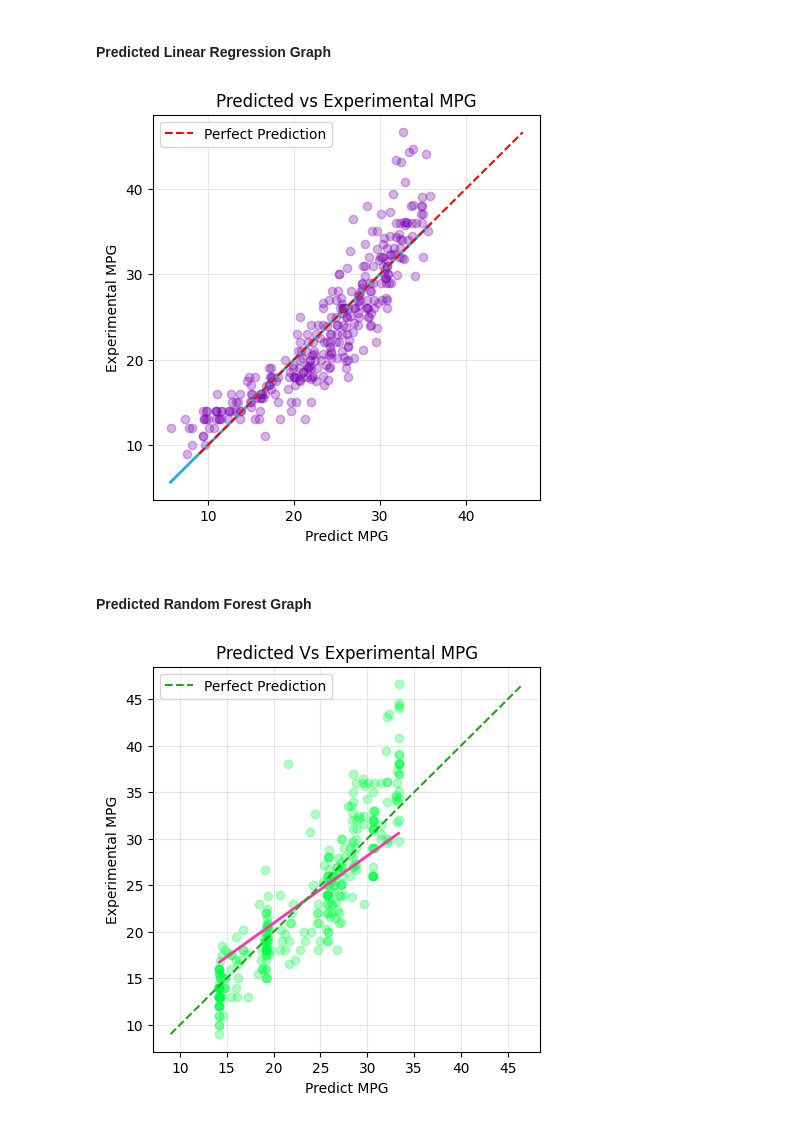
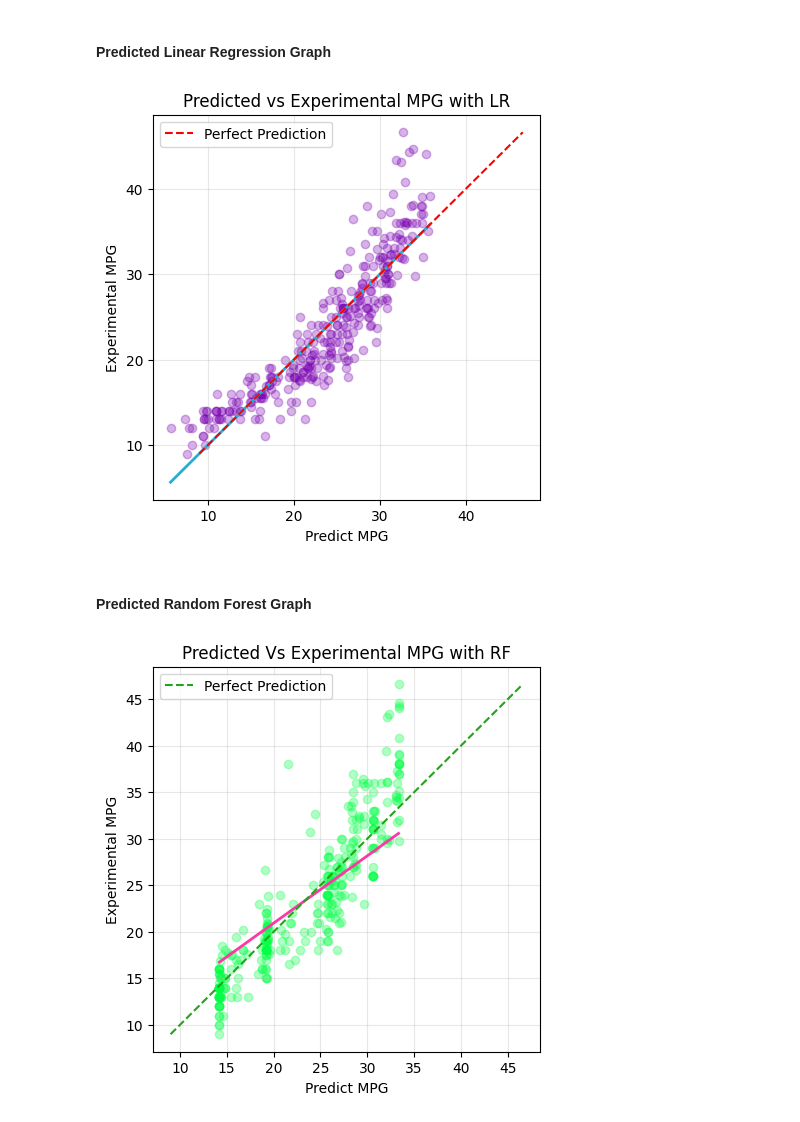
Before and after one commit to Vimtoooo/Machine-Learning-Model-to-predict-MPG-Values, a Jupyter notebook: ML_Project.ipynb, the cells around one changed output. Saved outputs shown, nothing was run; the diff lists cells and outputs as text; code cells hidden in the pictures.

```diff
--- a/ML_Project.ipynb
+++ b/ML_Project.ipynb
@@ -356,42 +356,42 @@ plt.plot([min(y_train), max(y_train)], [min(y_train), max(y_train)],
          '--', color='red', label='Perfect Prediction')
 
 plt.legend()
-plt.title('Predicted vs Experimental MPG')
+plt.title('Predicted vs Experimental MPG with LR')
 plt.grid(True, alpha=0.3)
 
 plt.show()
 # %% [output]
-[figure, old version]
+[figure, new version]
 # %% [markdown]
 #### Predicted Random Forest Graph
 # %%
 # Redo the prior steps, but replacing the predicted and trained variable to y_rf_train_prediction
 
 # Build the graph
 plt.figure(figsize=(5, 5))
 plt.scatter(x=y_rf_train_prediction, y=y_train, color="#02FF45", alpha=0.3)
 
 # Create a trend line
 z = np.polyfit(y_train, y_rf_train_prediction, 1)
 p = np.poly1d(z)
 
 # Upgrade the trend line
 x_rf_trend = np.linspace(min(y_rf_train_prediction), max(y_rf_train_prediction), 50)
 y_rf_trend = p(x_rf_trend)
 
 # Insert the labels
 plt.plot(x_rf_trend, y_rf_trend, "#FA39A6", linewidth=2)
 plt.xlabel('Predict MPG')
 plt.ylabel('Experimental MPG')
 
 # Perfect prediction reference
 plt.plot([min(y_train), max(y_train)], [min(y_train), max(y_train)], '--', color="#21A518A0", alpha=1, label='Perfect Prediction')
 
 # Finishing touches
 plt.legend()
-plt.title("Predicted Vs Experimental MPG")
+plt.title("Predicted Vs Experimental MPG with RF")
 plt.grid(True, alpha=0.3)
 
 plt.show()
 # %% [output]
-[figure, old version]
+[figure, new version]
```
Also changed, not shown: 1 other file.
